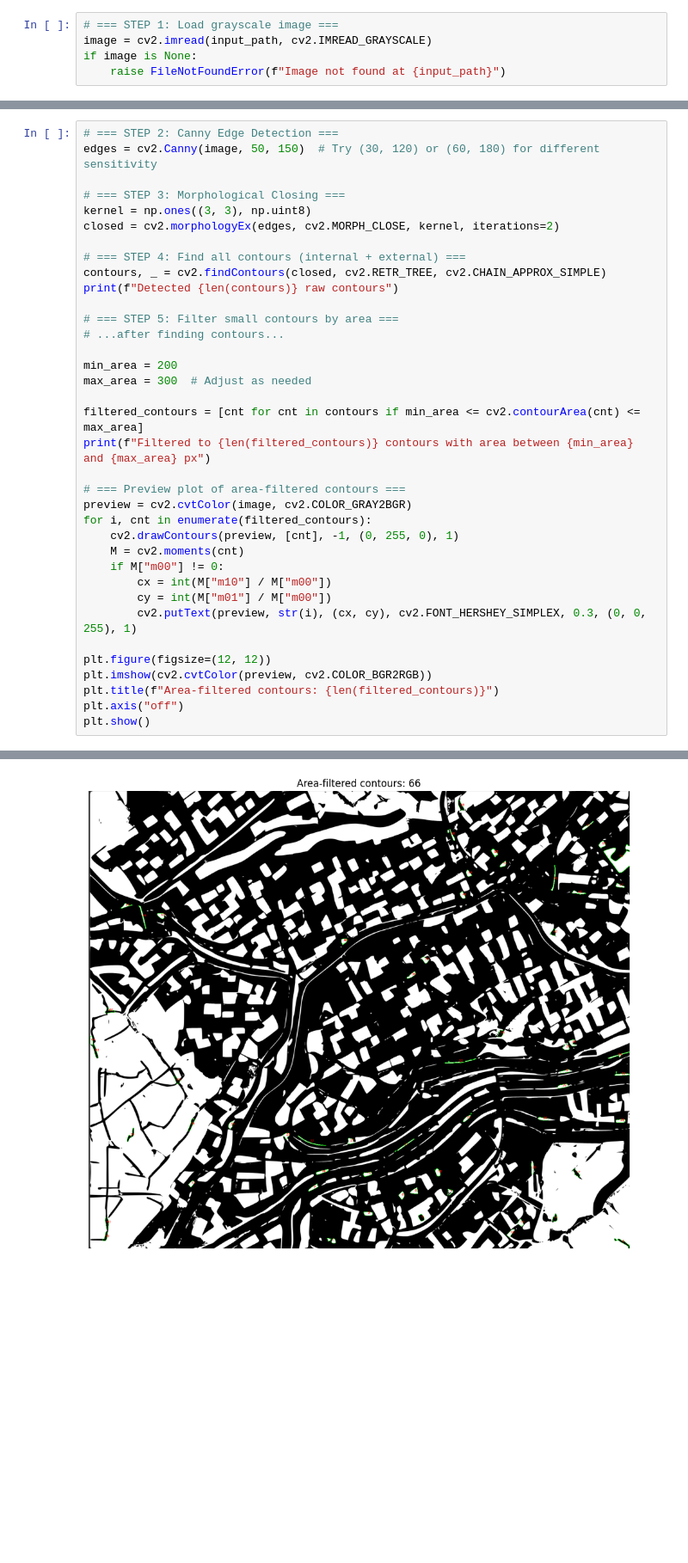
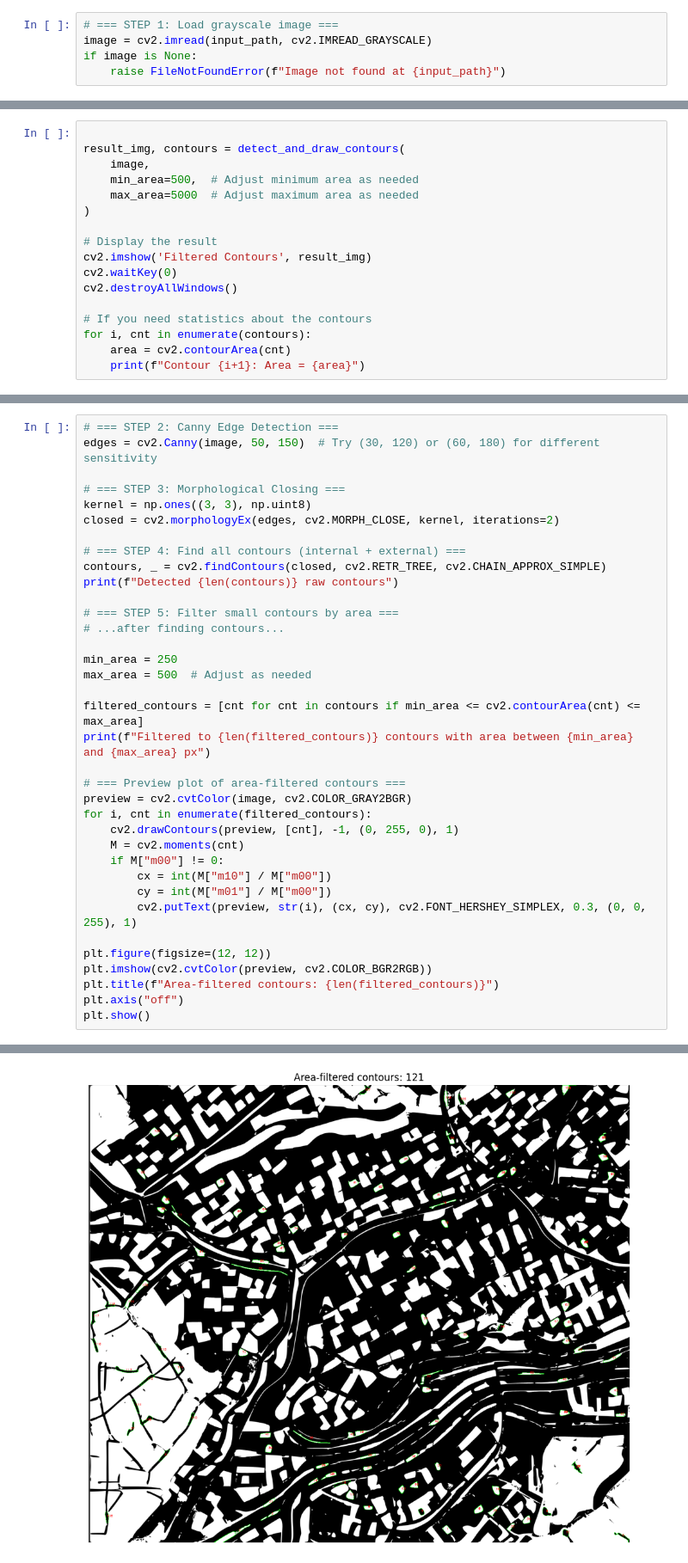
Before and after one commit to PaintDumpster/gg_worlds, a Jupyter notebook: Coutouring_Bldgs/BldgContours.ipynb, the cells around one changed output, grey strips where cells are left out. Shown at 86% size. Saved outputs shown, nothing was run; the diff lists cells and outputs as text; blank space fills up the shorter version.

Commit message:
fixed filtering contour method

```diff
--- a/Coutouring_Bldgs/BldgContours.ipynb
+++ b/Coutouring_Bldgs/BldgContours.ipynb
@@ -15,0 +65,17 @@ if image is None:
+# %%
+
+result_img, contours = detect_and_draw_contours(
+    image,
+    min_area=500,  # Adjust minimum area as needed
+    max_area=5000  # Adjust maximum area as needed
+)
+
+# Display the result
+cv2.imshow('Filtered Contours', result_img)
+cv2.waitKey(0)
+cv2.destroyAllWindows()
+
+# If you need statistics about the contours
+for i, cnt in enumerate(contours):
+    area = cv2.contourArea(cnt)
+    print(f"Contour {i+1}: Area = {area}")
@@ -28,8 +189,8 @@ print(f"Detected {len(contours)} raw contours")
 # === STEP 5: Filter small contours by area ===
 # ...after finding contours...
 
-min_area = 200
-max_area = 300  # Adjust as needed
+min_area = 250
+max_area = 500  # Adjust as needed
 
 filtered_contours = [cnt for cnt in contours if min_area <= cv2.contourArea(cnt) <= max_area]
 print(f"Filtered to {len(filtered_contours)} contours with area between {min_area} and {max_area} px")
@@ -55,4 +216,4 @@ Filtered to 66 contours with area between 200 and 300 px
-[figure, old version]
+[figure, new version]
 # %%
 # === STEP X: Polygonal Approximation to straighten contours ===
 epsilon_ratio = 0.01
```
Also changed, not shown: parts of 9 cells of this notebook, 3 other files.
